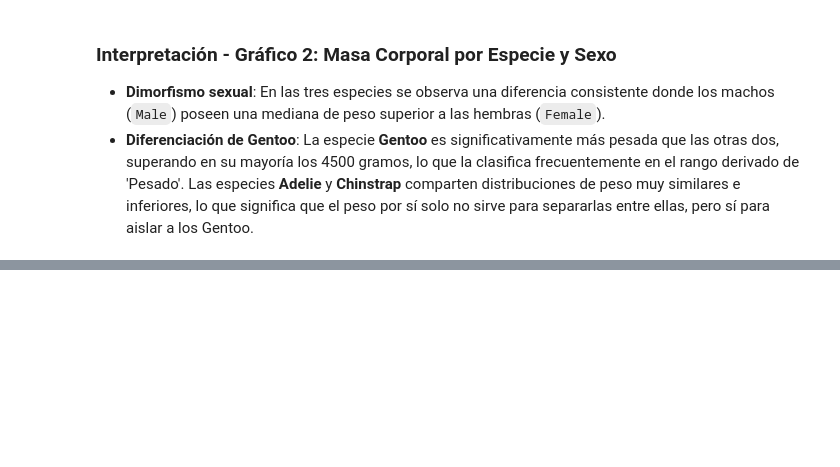
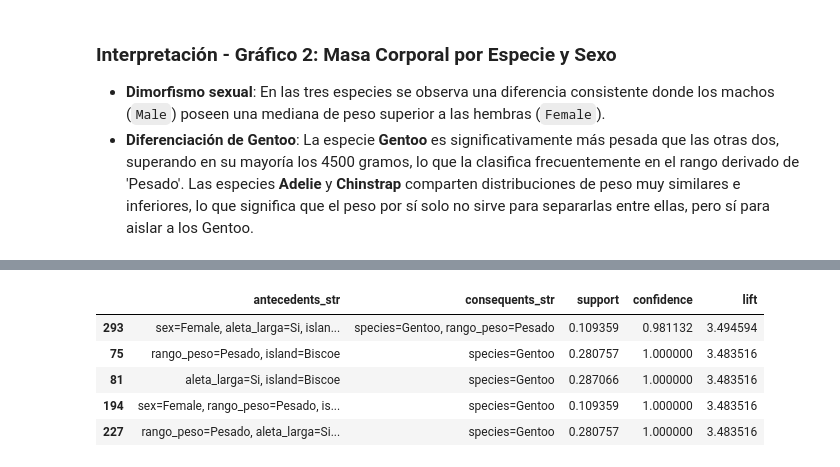
Before and after one commit to willian82/repositoria-google-colad, a Jupyter notebook: evaluaci_n_u1_yucra_willian.ipynb, the cells around one changed output, grey strips where cells are left out. Saved outputs shown, nothing was run; the diff lists cells and outputs as text; code cells hidden in the pictures; blank space fills up the shorter version.

```diff
--- a/evaluaci_n_u1_yucra_willian.ipynb
+++ b/evaluaci_n_u1_yucra_willian.ipynb
@@ -185,0 +273,16 @@ plt.show()
+# %%
+# --- Experimento 1: Parámetros Conservadores ---
+print("=== EXPERIMENTO 1: Soporte Min: 15%, Confianza Min: 75% ===")
+frequent_itemsets_1 = apriori(df_dummies, min_support=0.15, use_colnames=True)
+rules_1 = association_rules(frequent_itemsets_1, metric="confidence", min_threshold=0.75)
+print(f"Número de reglas generadas en Experimento 1: {len(rules_1)}")
+
+# --- Experimento 2: Parámetros Flexibles ---
+print("\n=== EXPERIMENTO 2: Soporte Min: 5%, Confianza Min: 60% ===")
+frequent_itemsets_2 = apriori(df_dummies, min_support=0.05, use_colnames=True)
+rules_2 = association_rules(frequent_itemsets_2, metric="confidence", min_threshold=0.60)
+print(f"Número de reglas generadas en Experimento 2: {len(rules_2)}")
+
+# Filtraremos reglas donde el consecuente sea únicamente una especie para poder clasificar/describir especies
+rules_filtered = rules_2[rules_2['consequents'].apply(lambda x: any('species=' in item for item in x))].copy()
+print(f"Reglas filtradas orientadas a clasificar 'species' en Experimento 2: {len(rules_filtered)}")
@@ -185,0 +302,14 @@ plt.show()
+# %%
+# Ordenamos las reglas filtradas por Lift descendente para extraer las más robustas y no triviales
+rules_filtered['antecedents_str'] = rules_filtered['antecedents'].apply(lambda x: ', '.join(list(x)))
+rules_filtered['consequents_str'] = rules_filtered['consequents'].apply(lambda x: ', '.join(list(x)))
+
+top_rules = rules_filtered.sort_values(by='lift', ascending=False).head(5)
+display(top_rules[['antecedents_str', 'consequents_str', 'support', 'confidence', 'lift']])
+# %% [output]
+|  | antecedents_str | consequents_str | support | confidence | lift |
+| 293 | sex=Female, aleta_larga=Si, islan... | species=Gentoo, rango_peso=Pesado | 0.109359 | 0.981132 | 3.494594 |
+| 75 | rango_peso=Pesado, island=Biscoe | species=Gentoo | 0.280757 | 1.000000 | 3.483516 |
+| 81 | aleta_larga=Si, island=Biscoe | species=Gentoo | 0.287066 | 1.000000 | 3.483516 |
+| 194 | sex=Female, rango_peso=Pesado, is... | species=Gentoo | 0.109359 | 1.000000 | 3.483516 |
+| 227 | rango_peso=Pesado, aleta_larga=Si... | species=Gentoo | 0.280757 | 1.000000 | 3.483516 |
```
Also changed, not shown: parts of 17 cells of this notebook.
